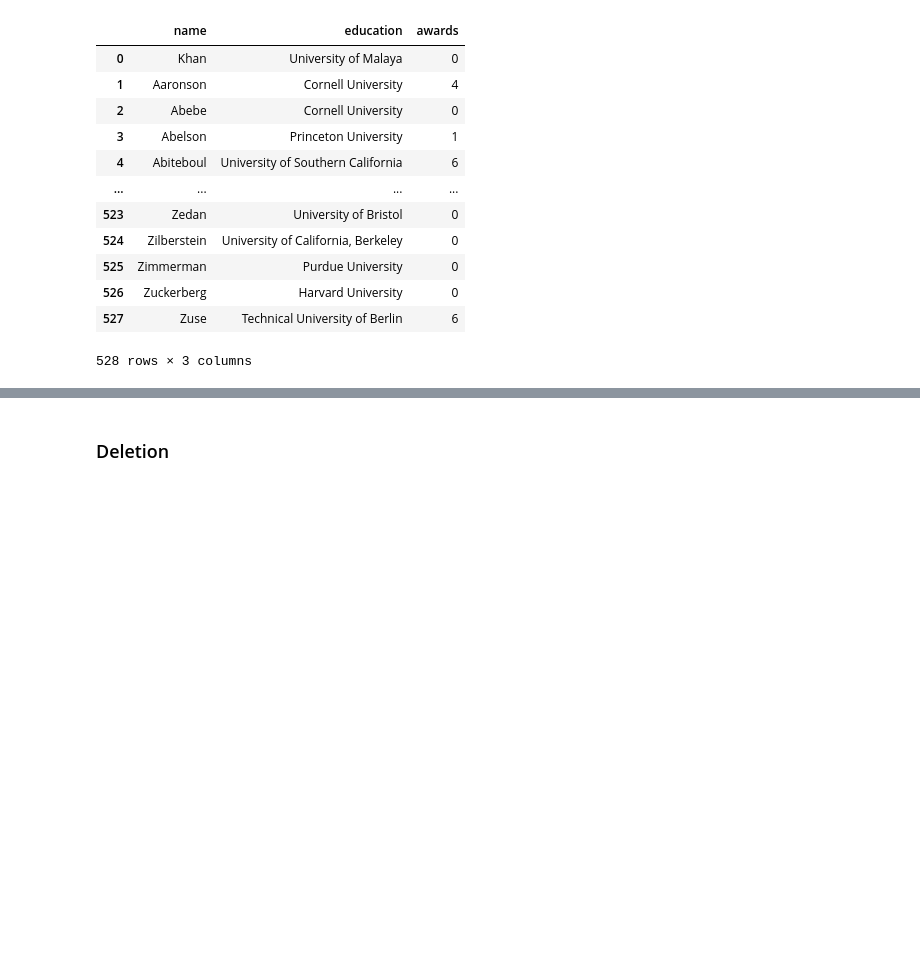
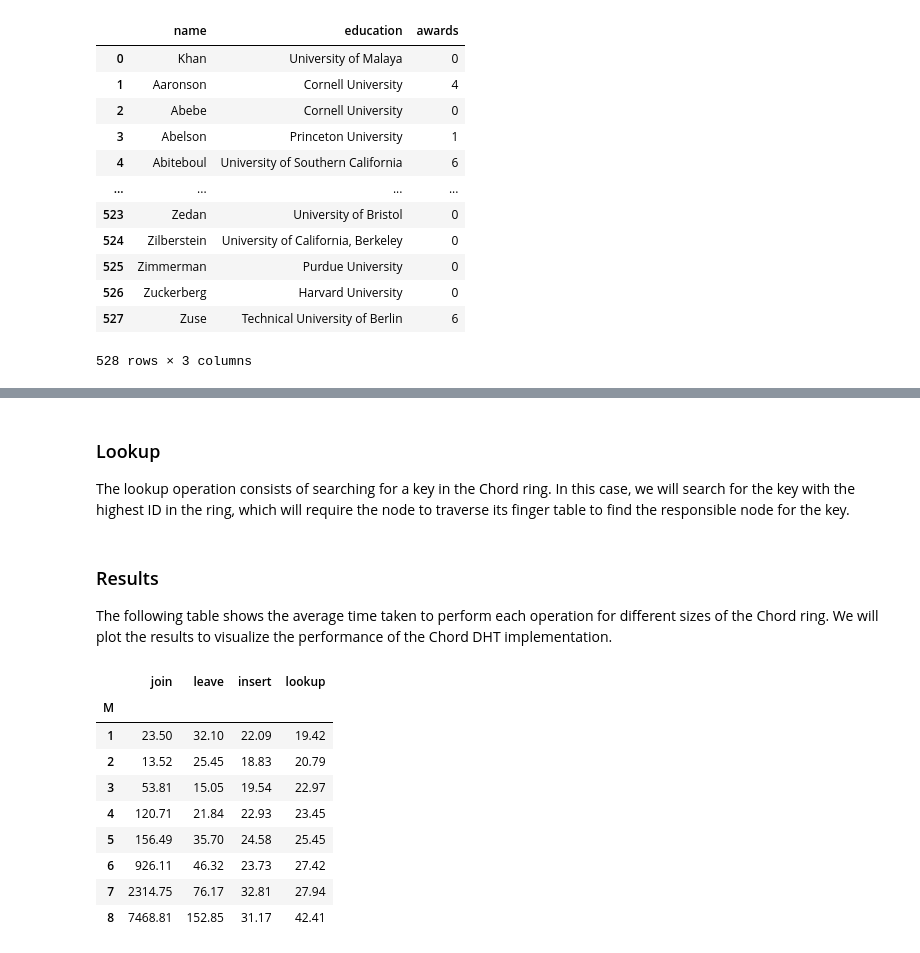
Before and after one commit to georgegkonis/chord-dht-analysis, a Jupyter notebook: notebooks/chord_dht_analysis.ipynb, the cells around one changed output, grey strips where cells are left out. Saved outputs shown, nothing was run; the diff lists cells and outputs as text; code cells hidden in the pictures; blank space fills up the shorter version.

```diff
--- a/notebooks/chord_dht_analysis.ipynb
+++ b/notebooks/chord_dht_analysis.ipynb
@@ -58,16 +91,0 @@ for _, row in df.iterrows():
-# %%
-from decimal import Decimal, getcontext
-import time
-
-# Set the precision (number of significant digits)
-getcontext().prec = 50
-
-key = 'Yale University'
-
-for m, chord in chords.items():
-    t1 = Decimal(time.time())
-    value = chord.lookup(key)
-    t2 = Decimal(time.time())
-
-    elapsed_time = t2 - t1
-    print(f'{m} bits: {value} {elapsed_time} seconds')
@@ -81,2 +95,0 @@ for m, chord in chords.items():
-# %% [markdown]
-### Deletion
@@ -82,0 +106,4 @@ for m, chord in chords.items():
+# %% [markdown]
+### Lookup
+
+The lookup operation consists of searching for a key in the Chord ring. In this case, we will search for the key with the highest ID in the ring, which will require the node to traverse its finger table to find the responsible node for the key.
@@ -82,0 +120,20 @@ for m, chord in chords.items():
+# %% [markdown]
+### Results
+
+The following table shows the average time taken to perform each operation for different sizes of the Chord ring. We will plot the results to visualize the performance of the Chord DHT implementation.
+# %%
+op_df = op_df.round(2)
+op_df.to_csv('../report/chord_dht_analysis.csv')
+
+op_df
+# %% [output]
+|  | join | leave | insert | lookup |
+| M |  |  |  |  |
+| 1 | 23.50 | 32.10 | 22.09 | 19.42 |
+| 2 | 13.52 | 25.45 | 18.83 | 20.79 |
+| 3 | 53.81 | 15.05 | 19.54 | 22.97 |
+| 4 | 120.71 | 21.84 | 22.93 | 23.45 |
+| 5 | 156.49 | 35.70 | 24.58 | 25.45 |
+| 6 | 926.11 | 46.32 | 23.73 | 27.42 |
+| 7 | 2314.75 | 76.17 | 32.81 | 27.94 |
+| 8 | 7468.81 | 152.85 | 31.17 | 42.41 |
```
Also changed, not shown: parts of 15 cells of this notebook.
